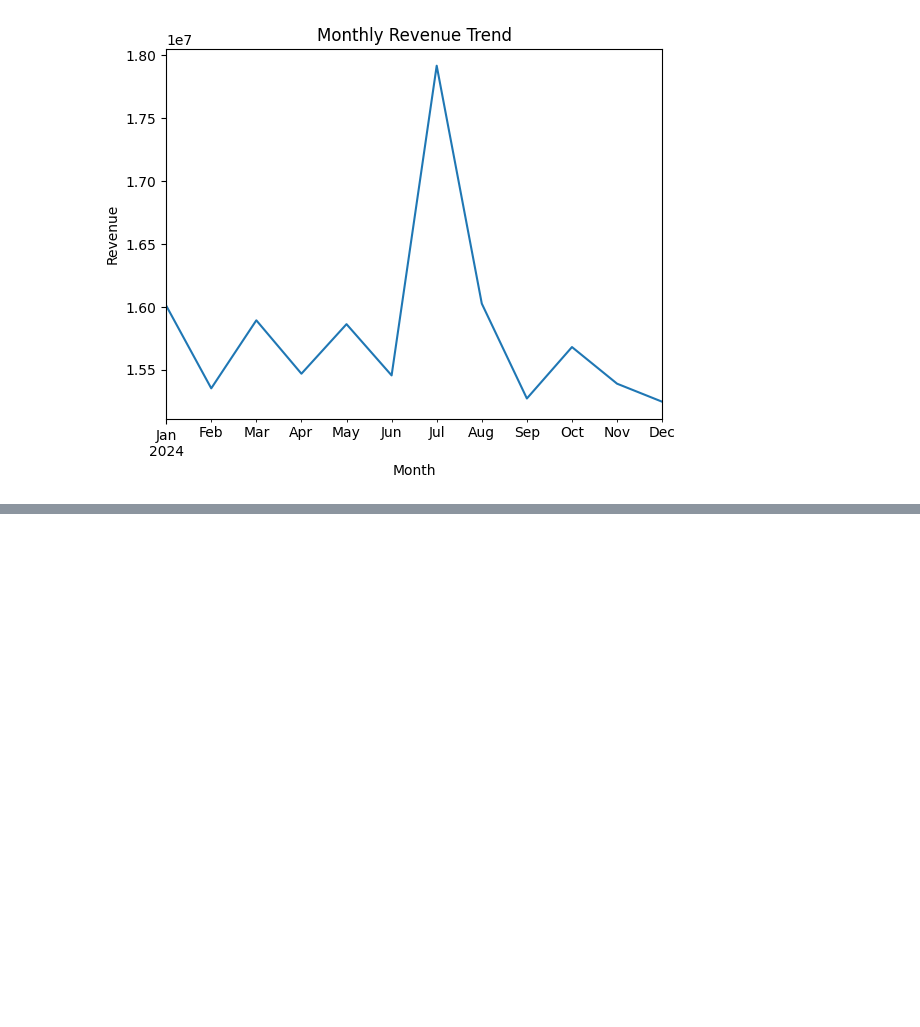
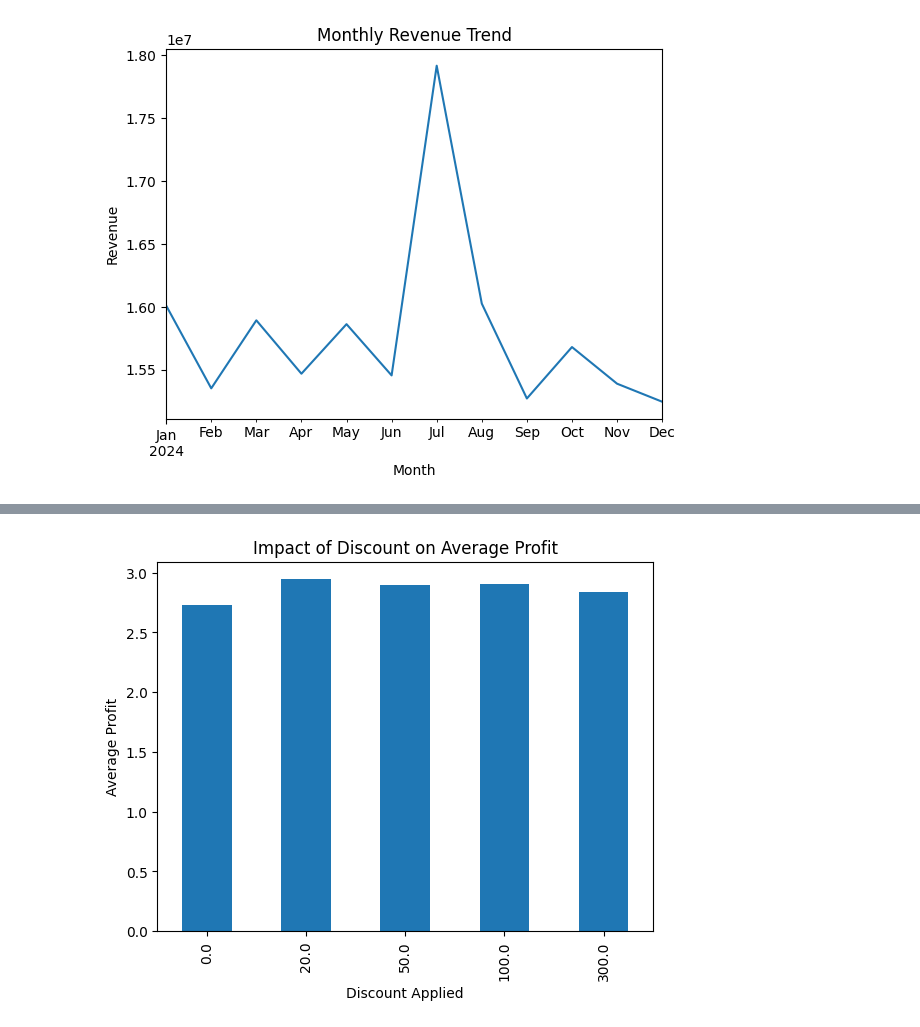
Before and after one commit to ViswamugiPM/Online_food_delivery_analysis_project, a Jupyter notebook: 03_eda.ipynb, the cells around one changed output, grey strips where cells are left out. Saved outputs shown, nothing was run; the diff lists cells and outputs as text; code cells hidden in the pictures; blank space fills up the shorter version.

```diff
--- a/03_eda.ipynb
+++ b/03_eda.ipynb
@@ -161,0 +173,5 @@ plt.show()
+# %%
+df["Profit"] = df["Final_Amount"] * (df["Profit_Margin"] / 100)
+# %%
+discount_profit = df.groupby("Discount_Applied")["Profit"].mean()
+discount_profit
@@ -161,0 +186,8 @@ plt.show()
+# %%
+discount_profit.plot(kind="bar")
+plt.title("Impact of Discount on Average Profit")
+plt.xlabel("Discount Applied")
+plt.ylabel("Average Profit")
+plt.show()
+# %% [output]
+[figure, added]
```
Also changed, not shown: parts of 28 cells of this notebook, 1 other file.
